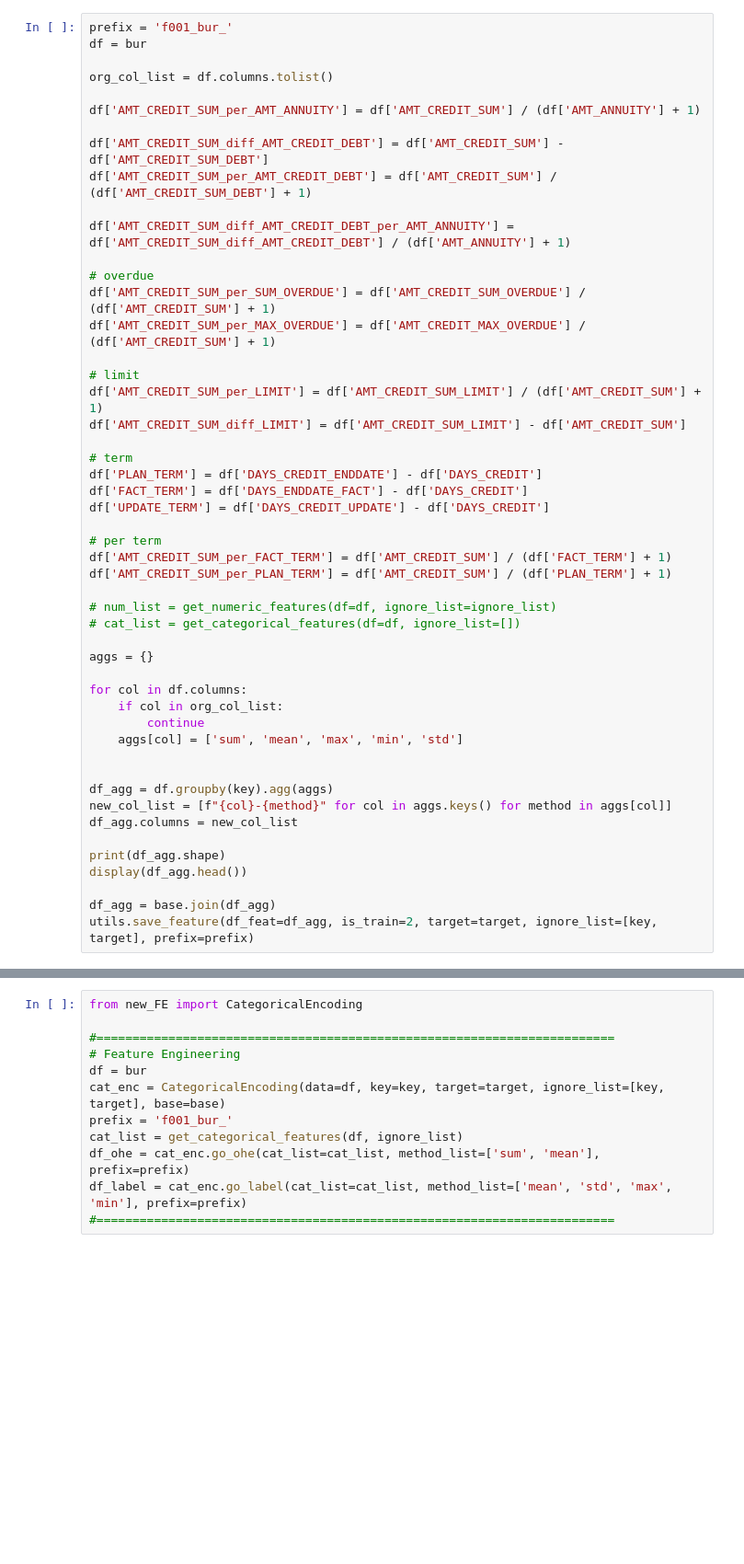
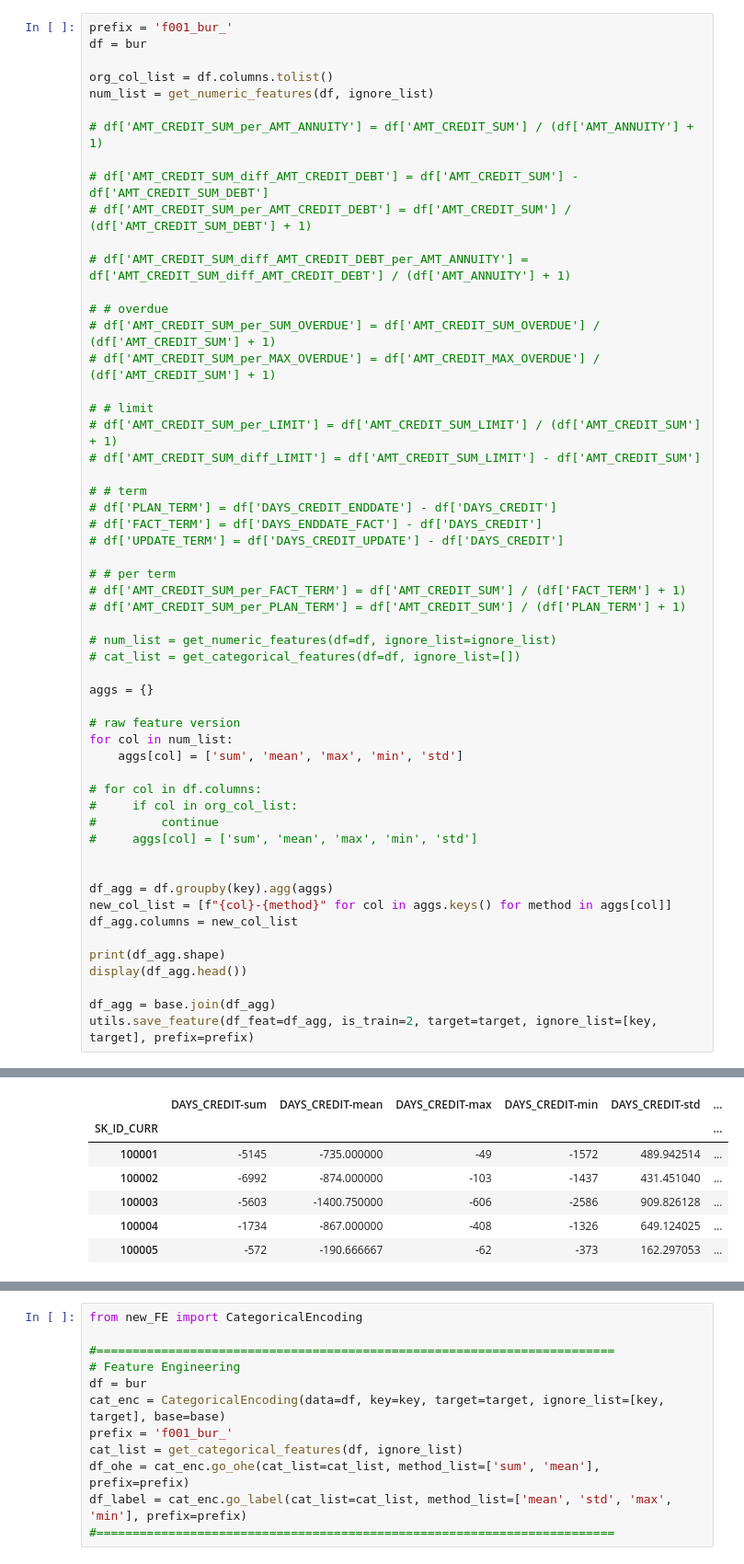
Before and after one commit to yryrgogo/Home-Credit-Default-Risk-79place, a Jupyter notebook: jpy/f001_make_feature_bureau.ipynb, the cells around one changed output, grey strips where cells are left out. Shown at 92% size. Cells and saved outputs as stored; diff of their text form; blank space fills up the shorter version.

```diff
--- a/jpy/f001_make_feature_bureau.ipynb
+++ b/jpy/f001_make_feature_bureau.ipynb
@@ -125,40 +88,45 @@ prefix = 'f001_bur_'
 df = bur
 
 org_col_list = df.columns.tolist()
+num_list = get_numeric_features(df, ignore_list)
 
-df['AMT_CREDIT_SUM_per_AMT_ANNUITY'] = df['AMT_CREDIT_SUM'] / (df['AMT_ANNUITY'] + 1)
+# df['AMT_CREDIT_SUM_per_AMT_ANNUITY'] = df['AMT_CREDIT_SUM'] / (df['AMT_ANNUITY'] + 1)
 
-df['AMT_CREDIT_SUM_diff_AMT_CREDIT_DEBT'] = df['AMT_CREDIT_SUM'] - df['AMT_CREDIT_SUM_DEBT']
-df['AMT_CREDIT_SUM_per_AMT_CREDIT_DEBT'] = df['AMT_CREDIT_SUM'] / (df['AMT_CREDIT_SUM_DEBT'] + 1)
+# df['AMT_CREDIT_SUM_diff_AMT_CREDIT_DEBT'] = df['AMT_CREDIT_SUM'] - df['AMT_CREDIT_SUM_DEBT']
+# df['AMT_CREDIT_SUM_per_AMT_CREDIT_DEBT'] = df['AMT_CREDIT_SUM'] / (df['AMT_CREDIT_SUM_DEBT'] + 1)
 
-df['AMT_CREDIT_SUM_diff_AMT_CREDIT_DEBT_per_AMT_ANNUITY'] = df['AMT_CREDIT_SUM_diff_AMT_CREDIT_DEBT'] / (df['AMT_ANNUITY'] + 1)
+# df['AMT_CREDIT_SUM_diff_AMT_CREDIT_DEBT_per_AMT_ANNUITY'] = df['AMT_CREDIT_SUM_diff_AMT_CREDIT_DEBT'] / (df['AMT_ANNUITY'] + 1)
 
-# overdue
-df['AMT_CREDIT_SUM_per_SUM_OVERDUE'] = df['AMT_CREDIT_SUM_OVERDUE'] / (df['AMT_CREDIT_SUM'] + 1)
-df['AMT_CREDIT_SUM_per_MAX_OVERDUE'] = df['AMT_CREDIT_MAX_OVERDUE'] / (df['AMT_CREDIT_SUM'] + 1)
+# # overdue
+# df['AMT_CREDIT_SUM_per_SUM_OVERDUE'] = df['AMT_CREDIT_SUM_OVERDUE'] / (df['AMT_CREDIT_SUM'] + 1)
+# df['AMT_CREDIT_SUM_per_MAX_OVERDUE'] = df['AMT_CREDIT_MAX_OVERDUE'] / (df['AMT_CREDIT_SUM'] + 1)
 
-# limit
-df['AMT_CREDIT_SUM_per_LIMIT'] = df['AMT_CREDIT_SUM_LIMIT'] / (df['AMT_CREDIT_SUM'] + 1)
-df['AMT_CREDIT_SUM_diff_LIMIT'] = df['AMT_CREDIT_SUM_LIMIT'] - df['AMT_CREDIT_SUM']
+# # limit
+# df['AMT_CREDIT_SUM_per_LIMIT'] = df['AMT_CREDIT_SUM_LIMIT'] / (df['AMT_CREDIT_SUM'] + 1)
+# df['AMT_CREDIT_SUM_diff_LIMIT'] = df['AMT_CREDIT_SUM_LIMIT'] - df['AMT_CREDIT_SUM']
 
-# term
-df['PLAN_TERM'] = df['DAYS_CREDIT_ENDDATE'] - df['DAYS_CREDIT']
-df['FACT_TERM'] = df['DAYS_ENDDATE_FACT'] - df['DAYS_CREDIT']
-df['UPDATE_TERM'] = df['DAYS_CREDIT_UPDATE'] - df['DAYS_CREDIT']
+# # term
+# df['PLAN_TERM'] = df['DAYS_CREDIT_ENDDATE'] - df['DAYS_CREDIT']
+# df['FACT_TERM'] = df['DAYS_ENDDATE_FACT'] - df['DAYS_CREDIT']
+# df['UPDATE_TERM'] = df['DAYS_CREDIT_UPDATE'] - df['DAYS_CREDIT']
 
-# per term
-df['AMT_CREDIT_SUM_per_FACT_TERM'] = df['AMT_CREDIT_SUM'] / (df['FACT_TERM'] + 1)
-df['AMT_CREDIT_SUM_per_PLAN_TERM'] = df['AMT_CREDIT_SUM'] / (df['PLAN_TERM'] + 1)
+# # per term
+# df['AMT_CREDIT_SUM_per_FACT_TERM'] = df['AMT_CREDIT_SUM'] / (df['FACT_TERM'] + 1)
+# df['AMT_CREDIT_SUM_per_PLAN_TERM'] = df['AMT_CREDIT_SUM'] / (df['PLAN_TERM'] + 1)
 
 # num_list = get_numeric_features(df=df, ignore_list=ignore_list)
 # cat_list = get_categorical_features(df=df, ignore_list=[])
 
 aggs = {}
 
-for col in df.columns:
-    if col in org_col_list:
-        continue
+# raw feature version
+for col in num_list:
     aggs[col] = ['sum', 'mean', 'max', 'min', 'std']
+
+# for col in df.columns:
+#     if col in org_col_list:
+#         continue
+#     aggs[col] = ['sum', 'mean', 'max', 'min', 'std']
 
 
 df_agg = df.groupby(key).agg(aggs)
@@ -170,3 +138,4 @@ display(df_agg.head())
 
 df_agg = base.join(df_agg)
 utils.save_feature(df_feat=df_agg, is_train=2, target=target, ignore_list=[key, target], prefix=prefix)
+# %% [output]
@@ -172,0 +143,7 @@ utils.save_feature(df_feat=df_agg, is_train=2, target=target, ignore_list=[key,
+|  | DAYS_CREDIT-sum | DAYS_CREDIT-mean | DAYS_CREDIT-max | DAYS_CREDIT-min | DAYS_CREDIT-std | ... |
+| SK_ID_CURR |  |  |  |  |  | ... |
+| 100001 | -5145 | -735.000000 | -49 | -1572 | 489.942514 | ... |
+| 100002 | -6992 | -874.000000 | -103 | -1437 | 431.451040 | ... |
+| 100003 | -5603 | -1400.750000 | -606 | -2586 | 909.826128 | ... |
+| 100004 | -1734 | -867.000000 | -408 | -1326 | 649.124025 | ... |
+| 100005 | -572 | -190.666667 | -62 | -373 | 162.297053 | ... |
```
Also changed, not shown: parts of 3 cells of this notebook, 6 other files.
